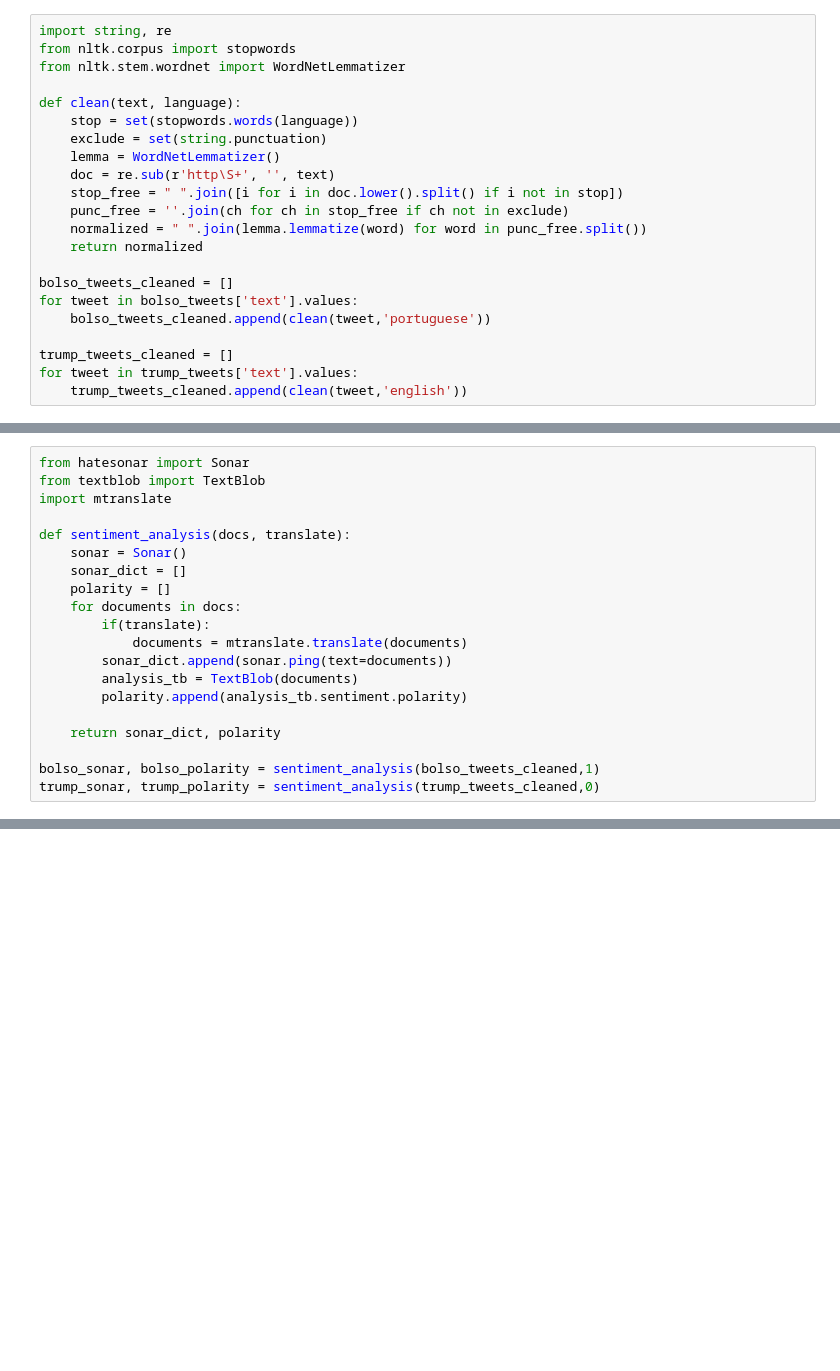
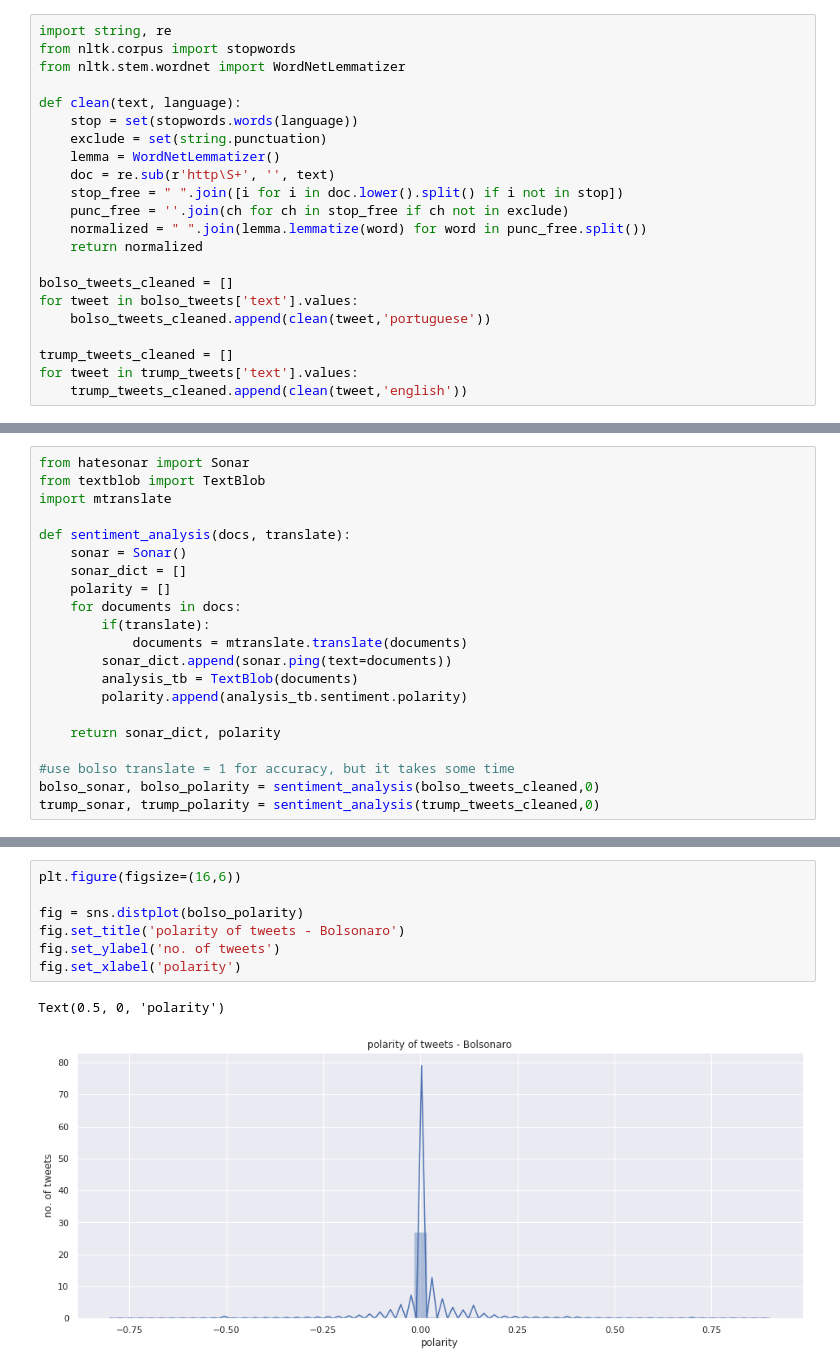
Before and after one commit to ggapp1/trump-vs-bolso, a Jupyter notebook: analysis.ipynb, the cells around one changed output, grey strips where cells are left out. Saved outputs shown, nothing was run; the diff lists cells and outputs as text; blank space fills up the shorter version.

```diff
--- a/analysis.ipynb
+++ b/analysis.ipynb
@@ -155,5 +154,6 @@ def sentiment_analysis(docs, translate):
 
     return sonar_dict, polarity
 
-bolso_sonar, bolso_polarity = sentiment_analysis(bolso_tweets_cleaned,1)
+#use bolso translate = 1 for accuracy, but it takes some time
+bolso_sonar, bolso_polarity = sentiment_analysis(bolso_tweets_cleaned,0)
 trump_sonar, trump_polarity = sentiment_analysis(trump_tweets_cleaned,0)
@@ -169,0 +196,10 @@ sns.distplot(bolso_polarity)
+# %%
+plt.figure(figsize=(16,6))
+
+fig = sns.distplot(bolso_polarity)
+fig.set_title('polarity of tweets - Bolsonaro')
+fig.set_ylabel('no. of tweets')
+fig.set_xlabel('polarity')
+# %% [output]
+Text(0.5, 0, 'polarity')
+[figure, added]
```
Also changed, not shown: parts of 11 cells of this notebook.
